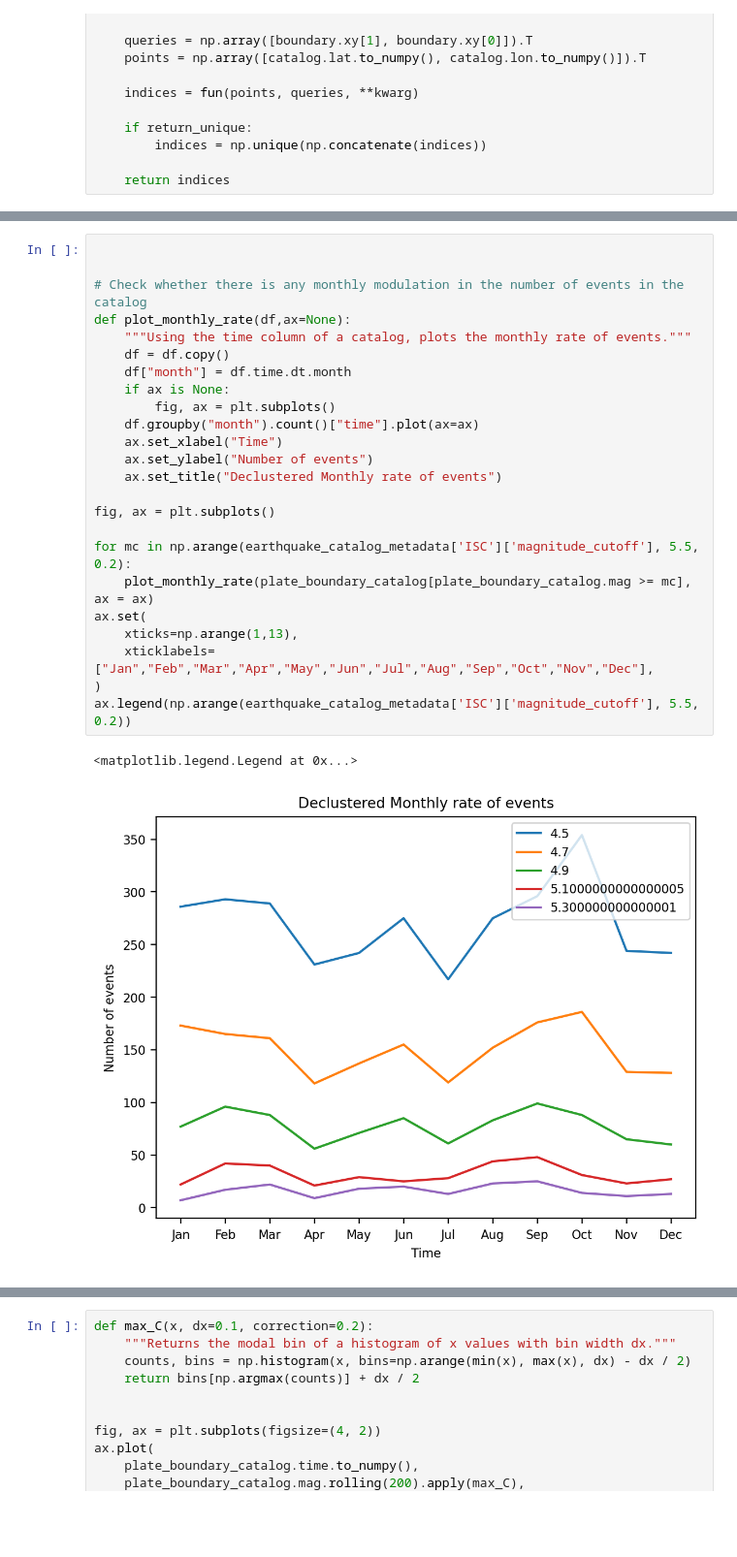
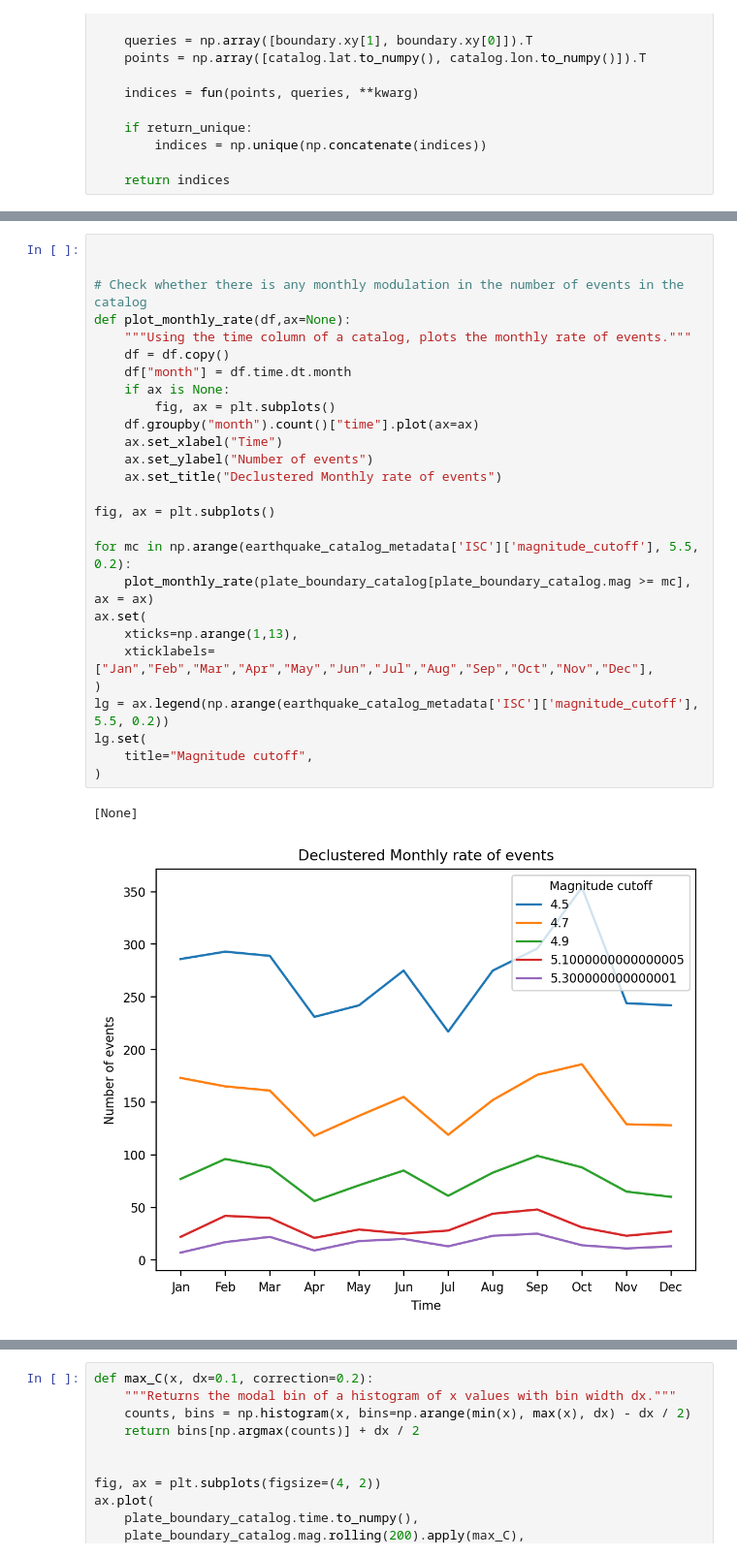
Before and after one commit to keliankaz/GrGIA_seismicity, a Jupyter notebook: gr_gia_seismic_NORTH_ATLANTIC.ipynb, the cells around one changed output, grey strips where cells are left out. Shown at 97% size. Saved outputs shown, nothing was run; the diff lists cells and outputs as text; blank space fills up the shorter version.

```diff
--- a/gr_gia_seismic_NORTH_ATLANTIC.ipynb
+++ b/gr_gia_seismic_NORTH_ATLANTIC.ipynb
@@ -362,27 +348,30 @@ HPU available: False, using: 0 HPUs
 # %%
 
 
 # Check whether there is any monthly modulation in the number of events in the catalog
 def plot_monthly_rate(df,ax=None):
     """Using the time column of a catalog, plots the monthly rate of events."""
     df = df.copy()
     df["month"] = df.time.dt.month
     if ax is None:
         fig, ax = plt.subplots()
     df.groupby("month").count()["time"].plot(ax=ax)
     ax.set_xlabel("Time")
     ax.set_ylabel("Number of events")
     ax.set_title("Declustered Monthly rate of events")
 
 fig, ax = plt.subplots()
 
 for mc in np.arange(earthquake_catalog_metadata['ISC']['magnitude_cutoff'], 5.5, 0.2):
     plot_monthly_rate(plate_boundary_catalog[plate_boundary_catalog.mag >= mc], ax = ax)
 ax.set(
     xticks=np.arange(1,13),
     xticklabels=["Jan","Feb","Mar","Apr","May","Jun","Jul","Aug","Sep","Oct","Nov","Dec"],
 )
-ax.legend(np.arange(earthquake_catalog_metadata['ISC']['magnitude_cutoff'], 5.5, 0.2))
+lg = ax.legend(np.arange(earthquake_catalog_metadata['ISC']['magnitude_cutoff'], 5.5, 0.2))
+lg.set(
+    title="Magnitude cutoff",
+)
 # %% [output]
-<matplotlib.legend.Legend at 0x...>
+[None]
-[figure, old version]
+[figure, new version]
```
Also changed, not shown: parts of 25 cells of this notebook, 21 other files.
